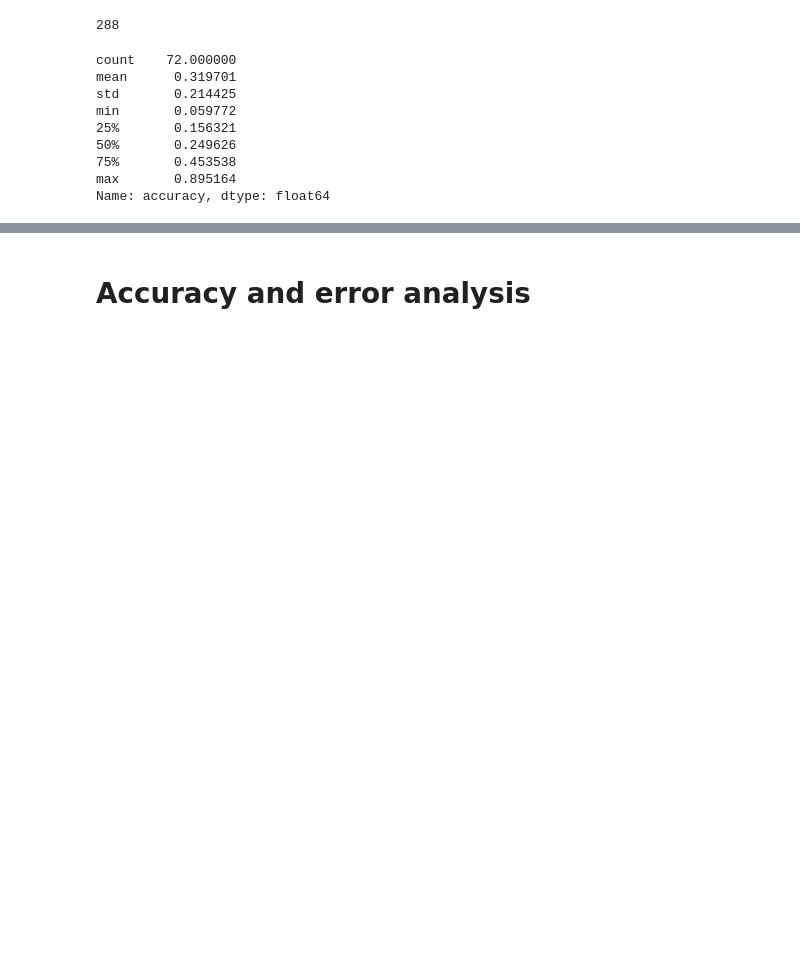
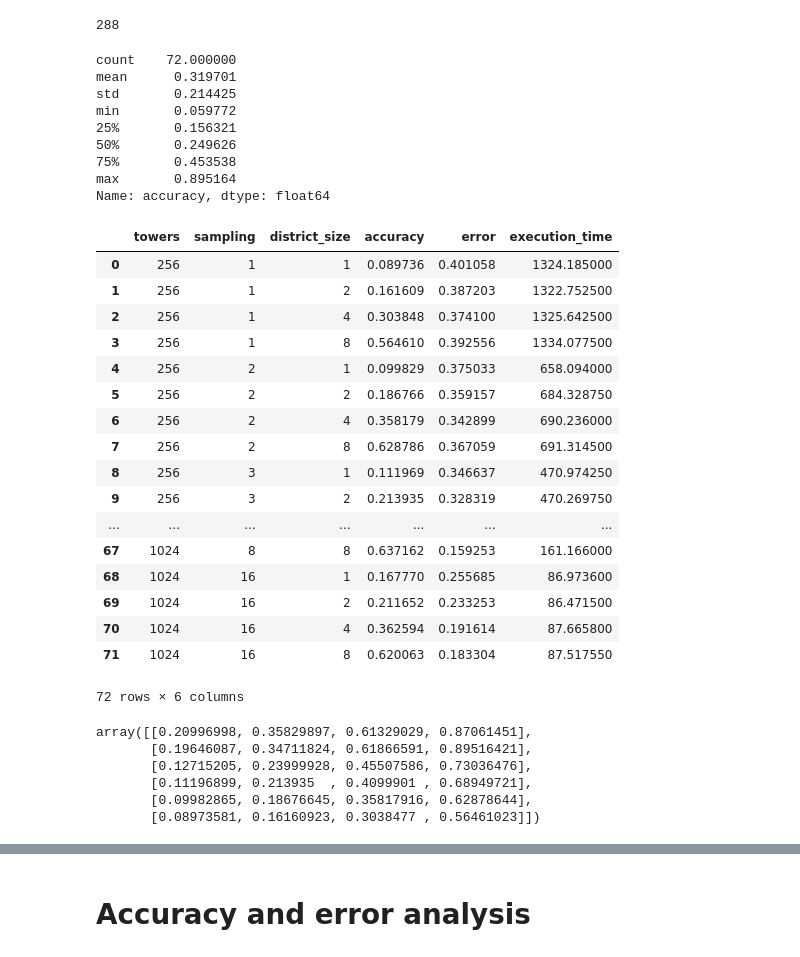
Before and after one commit to leopiney/tscf, a Jupyter notebook: evaluation-results-analysis.ipynb, the cells around one changed output, grey strips where cells are left out. Drawn from its saved outputs; the diff is of its cells as text; code cells hidden in the pictures; blank space fills up the shorter version.

```diff
--- a/evaluation-results-analysis.ipynb
+++ b/evaluation-results-analysis.ipynb
@@ -40,0 +45,21 @@ df_eval.to_csv('evaluate_districts_summ.csv')
+# %%
+df_eval
+# %% [output]
+|  | towers | sampling | district_size | accuracy | error | execution_time |
+| 0 | 256 | 1 | 1 | 0.089736 | 0.401058 | 1324.185000 |
+| 1 | 256 | 1 | 2 | 0.161609 | 0.387203 | 1322.752500 |
+| 2 | 256 | 1 | 4 | 0.303848 | 0.374100 | 1325.642500 |
+| 3 | 256 | 1 | 8 | 0.564610 | 0.392556 | 1334.077500 |
+| 4 | 256 | 2 | 1 | 0.099829 | 0.375033 | 658.094000 |
+| 5 | 256 | 2 | 2 | 0.186766 | 0.359157 | 684.328750 |
+| 6 | 256 | 2 | 4 | 0.358179 | 0.342899 | 690.236000 |
+| 7 | 256 | 2 | 8 | 0.628786 | 0.367059 | 691.314500 |
+| 8 | 256 | 3 | 1 | 0.111969 | 0.346637 | 470.974250 |
+| 9 | 256 | 3 | 2 | 0.213935 | 0.328319 | 470.269750 |
+| ... | ... | ... | ... | ... | ... | ... |
+| 67 | 1024 | 8 | 8 | 0.637162 | 0.159253 | 161.166000 |
+| 68 | 1024 | 16 | 1 | 0.167770 | 0.255685 | 86.973600 |
+| 69 | 1024 | 16 | 2 | 0.211652 | 0.233253 | 86.471500 |
+| 70 | 1024 | 16 | 4 | 0.362594 | 0.191614 | 87.665800 |
+| 71 | 1024 | 16 | 8 | 0.620063 | 0.183304 | 87.517550 |
+72 rows × 6 columns
@@ -40,0 +68,9 @@ df_eval.to_csv('evaluate_districts_summ.csv')
+# %%
+df['accuracy'].as_matrix().reshape((6, 4))
+# %% [output]
+array([[0.20996998, 0.35829897, 0.61329029, 0.87061451],
+       [0.19646087, 0.34711824, 0.61866591, 0.89516421],
+       [0.12715205, 0.23999928, 0.45507586, 0.73036476],
+       [0.11196899, 0.213935  , 0.4099901 , 0.68949721],
+       [0.09982865, 0.18676645, 0.35817916, 0.62878644],
+       [0.08973581, 0.16160923, 0.3038477 , 0.56461023]])
```
Also changed, not shown: parts of 5 cells of this notebook, 2 other files.
